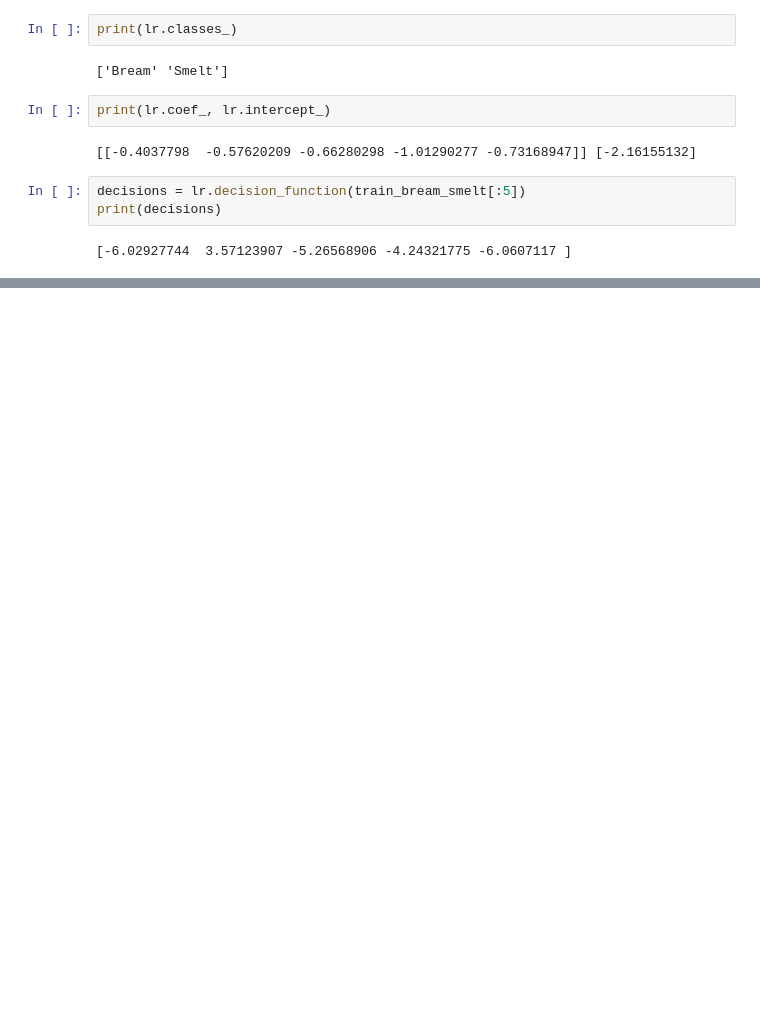
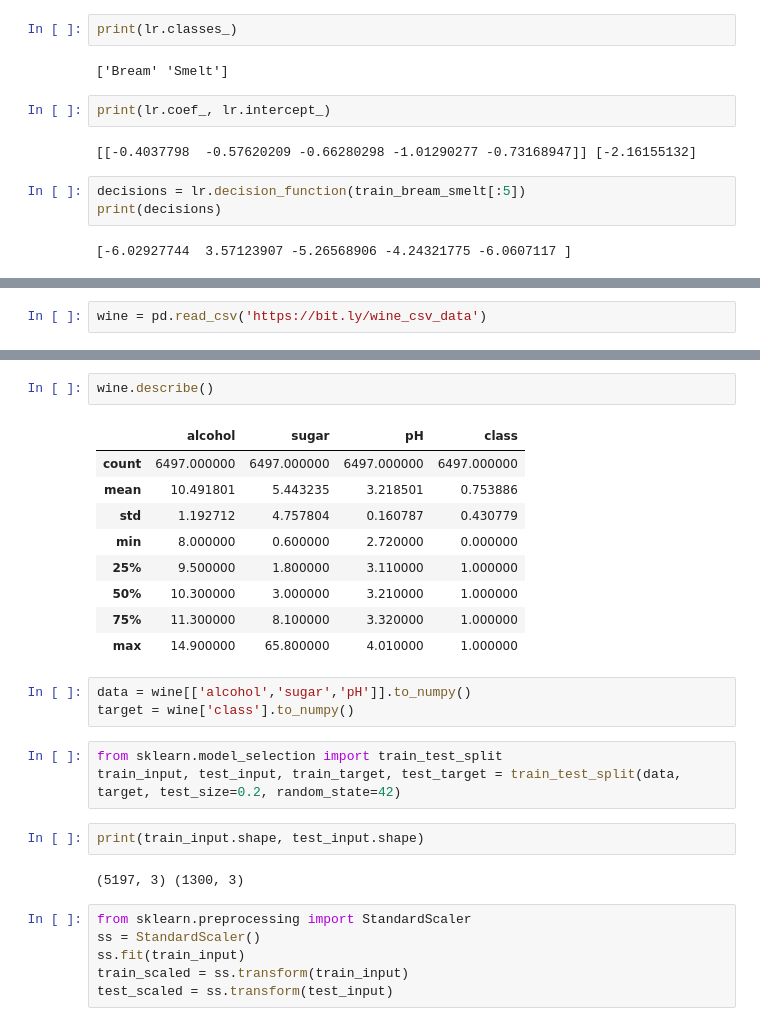
Before and after one commit to Jung-jieun/Machine-Learning, a Jupyter notebook: logistic regression.ipynb, the cells around one changed output, grey strips where cells are left out. Cells and saved outputs as stored; diff of their text form; blank space fills up the shorter version.

```diff
--- a/logistic regression.ipynb
+++ b/logistic regression.ipynb
@@ -152,0 +219,2 @@ print(decisions)
+# %%
+wine = pd.read_csv('https://bit.ly/wine_csv_data')
@@ -152,0 +246,28 @@ print(decisions)
+# %%
+wine.describe()
+# %% [output]
+|  | alcohol | sugar | pH | class |
+| count | 6497.000000 | 6497.000000 | 6497.000000 | 6497.000000 |
+| mean | 10.491801 | 5.443235 | 3.218501 | 0.753886 |
+| std | 1.192712 | 4.757804 | 0.160787 | 0.430779 |
+| min | 8.000000 | 0.600000 | 2.720000 | 0.000000 |
+| 25% | 9.500000 | 1.800000 | 3.110000 | 1.000000 |
+| 50% | 10.300000 | 3.000000 | 3.210000 | 1.000000 |
+| 75% | 11.300000 | 8.100000 | 3.320000 | 1.000000 |
+| max | 14.900000 | 65.800000 | 4.010000 | 1.000000 |
+# %%
+data = wine[['alcohol','sugar','pH']].to_numpy()
+target = wine['class'].to_numpy()
+# %%
+from sklearn.model_selection import train_test_split
+train_input, test_input, train_target, test_target = train_test_split(data, target, test_size=0.2, random_state=42)
+# %%
+print(train_input.shape, test_input.shape)
+# %% [output]
+(5197, 3) (1300, 3)
+# %%
+from sklearn.preprocessing import StandardScaler
+ss = StandardScaler()
+ss.fit(train_input)
+train_scaled = ss.transform(train_input)
+test_scaled = ss.transform(test_input)
```
Also changed, not shown: parts of 17 cells of this notebook.
